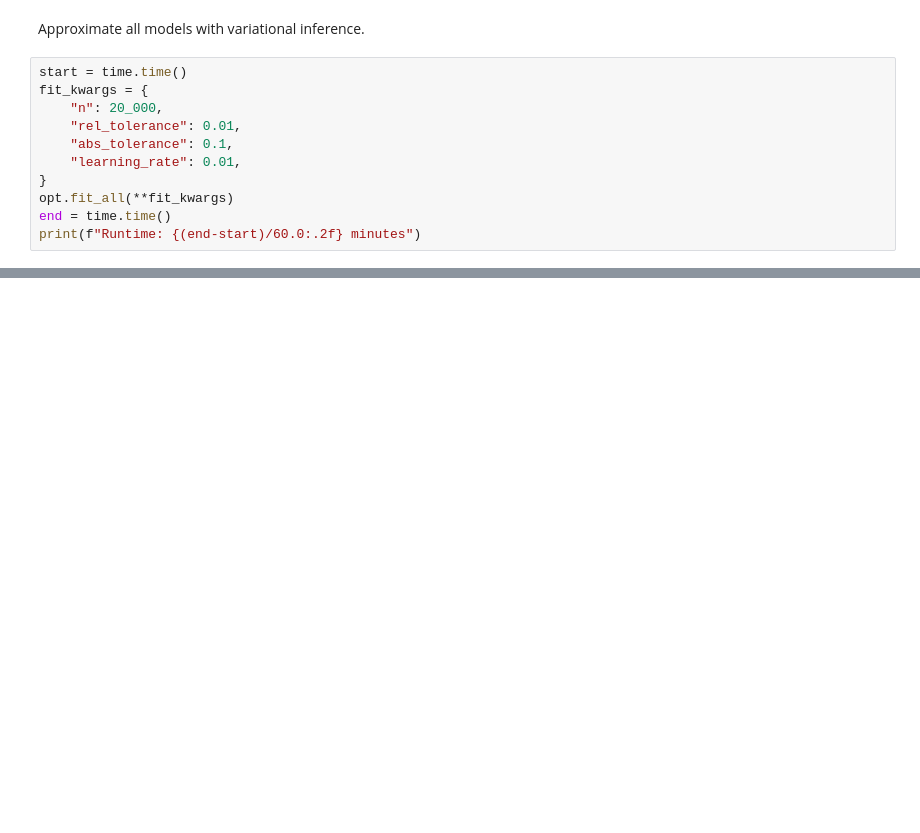
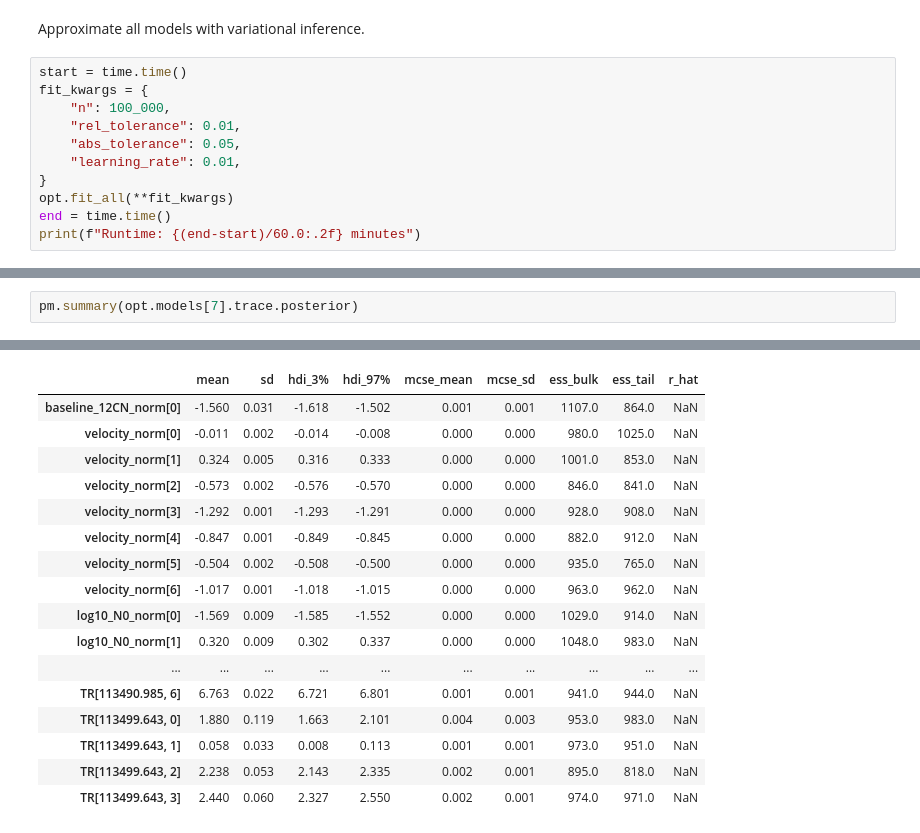
Before and after one commit to tvwenger/bayes_cn_hfs, a Jupyter notebook: docs/source/notebooks/alma_data.ipynb, the cells around one changed output, grey strips where cells are left out. Drawn from its saved outputs; the diff is of its cells as text; blank space fills up the shorter version.

```diff
--- a/docs/source/notebooks/alma_data.ipynb
+++ b/docs/source/notebooks/alma_data.ipynb
@@ -279,9 +266,9 @@ Approximate all models with variational inference.
 # %%
 start = time.time()
 fit_kwargs = {
-    "n": 20_000,
+    "n": 100_000,
     "rel_tolerance": 0.01,
-    "abs_tolerance": 0.1,
+    "abs_tolerance": 0.05,
     "learning_rate": 0.01,
 }
 opt.fit_all(**fit_kwargs)
@@ -360,0 +352,3 @@ Sampling: [12CN]
+# %%
+pm.summary(opt.models[7].trace.posterior)
+# %% [output]
@@ -361,3 +356,20 @@ Sampling: [12CN]
+|  | mean | sd | hdi_3% | hdi_97% | mcse_mean | mcse_sd | ess_bulk | ess_tail | r_hat |
+| baseline_12CN_norm[0] | -1.560 | 0.031 | -1.618 | -1.502 | 0.001 | 0.001 | 1107.0 | 864.0 | NaN |
+| velocity_norm[0] | -0.011 | 0.002 | -0.014 | -0.008 | 0.000 | 0.000 | 980.0 | 1025.0 | NaN |
+| velocity_norm[1] | 0.324 | 0.005 | 0.316 | 0.333 | 0.000 | 0.000 | 1001.0 | 853.0 | NaN |
+| velocity_norm[2] | -0.573 | 0.002 | -0.576 | -0.570 | 0.000 | 0.000 | 846.0 | 841.0 | NaN |
+| velocity_norm[3] | -1.292 | 0.001 | -1.293 | -1.291 | 0.000 | 0.000 | 928.0 | 908.0 | NaN |
+| velocity_norm[4] | -0.847 | 0.001 | -0.849 | -0.845 | 0.000 | 0.000 | 882.0 | 912.0 | NaN |
+| velocity_norm[5] | -0.504 | 0.002 | -0.508 | -0.500 | 0.000 | 0.000 | 935.0 | 765.0 | NaN |
+| velocity_norm[6] | -1.017 | 0.001 | -1.018 | -1.015 | 0.000 | 0.000 | 963.0 | 962.0 | NaN |
+| log10_N0_norm[0] | -1.569 | 0.009 | -1.585 | -1.552 | 0.000 | 0.000 | 1029.0 | 914.0 | NaN |
+| log10_N0_norm[1] | 0.320 | 0.009 | 0.302 | 0.337 | 0.000 | 0.000 | 1048.0 | 983.0 | NaN |
+| ... | ... | ... | ... | ... | ... | ... | ... | ... | ... |
+| TR[113490.985, 6] | 6.763 | 0.022 | 6.721 | 6.801 | 0.001 | 0.001 | 941.0 | 944.0 | NaN |
+| TR[113499.643, 0] | 1.880 | 0.119 | 1.663 | 2.101 | 0.004 | 0.003 | 953.0 | 983.0 | NaN |
+| TR[113499.643, 1] | 0.058 | 0.033 | 0.008 | 0.113 | 0.001 | 0.001 | 973.0 | 951.0 | NaN |
+| TR[113499.643, 2] | 2.238 | 0.053 | 2.143 | 2.335 | 0.002 | 0.001 | 895.0 | 818.0 | NaN |
+| TR[113499.643, 3] | 2.440 | 0.060 | 2.327 | 2.550 | 0.002 | 0.001 | 974.0 | 971.0 | NaN |
 # %%
 start = time.time()
 model.sample(
```
Also changed, not shown: parts of 18 cells of this notebook, 22 other files.
